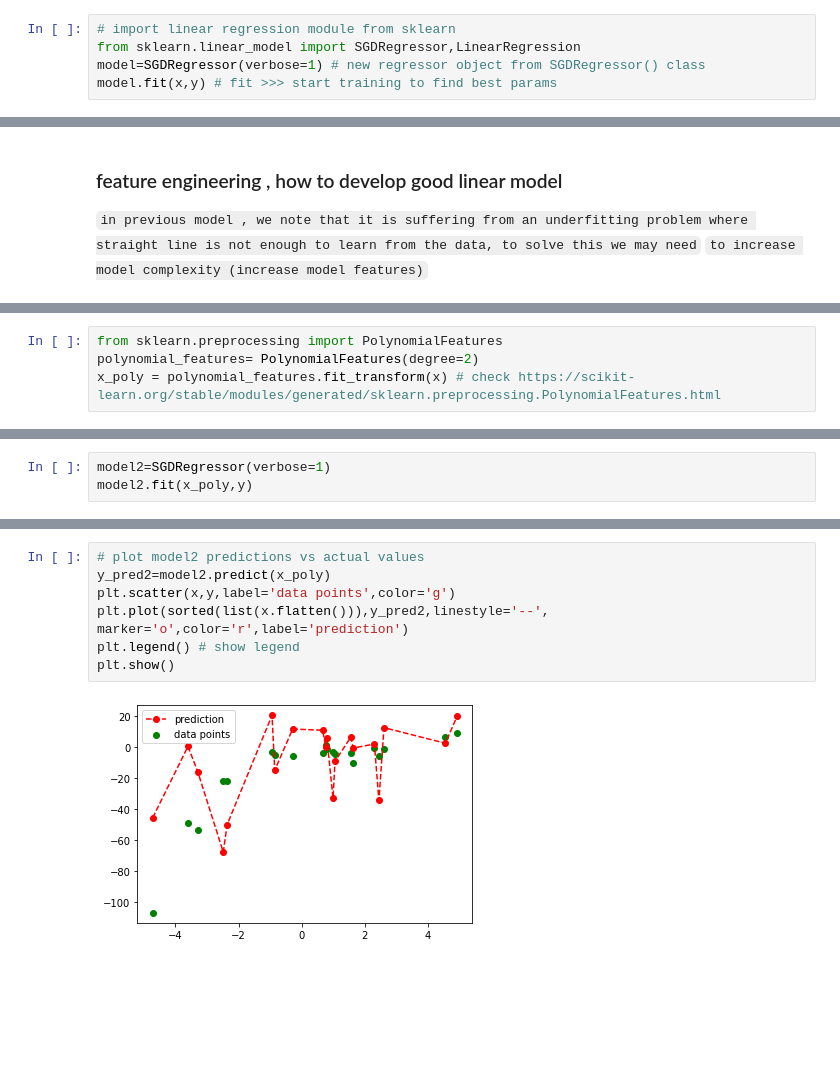
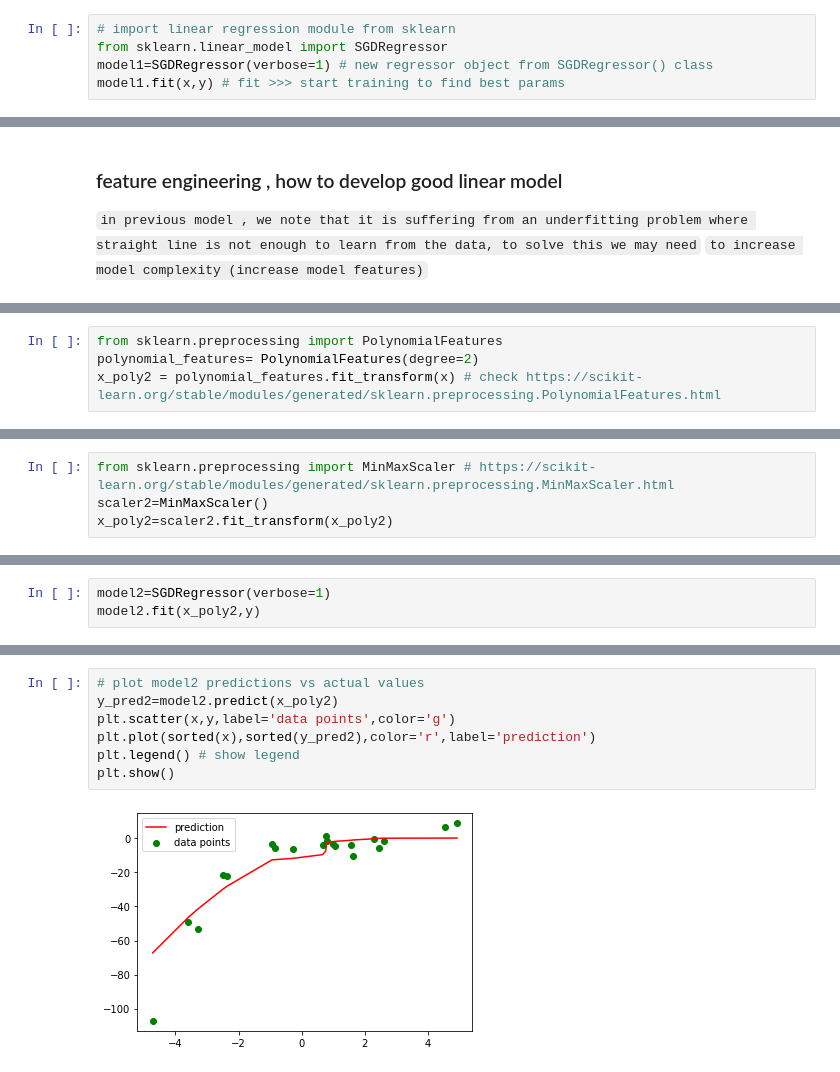
Before and after one commit to Mohamed209/machine-learning-course, a Jupyter notebook: Chapter_4_supervised_learning/1_linear-regression/1_linear_regression_algorithm/linear_regression_from_scratch.ipynb, the cells around one changed output, grey strips where cells are left out. Drawn from its saved outputs; the diff is of its cells as text; blank space fills up the shorter version.

```diff
--- a/Chapter_4_supervised_learning/1_linear-regression/1_linear_regression_algorithm/linear_regression_from_scratch.ipynb
+++ b/Chapter_4_supervised_learning/1_linear-regression/1_linear_regression_algorithm/linear_regression_from_scratch.ipynb
@@ -71,9 +70,9 @@ y=y.reshape(-1,1)
 [figure]
 # %%
 # import linear regression module from sklearn
-from sklearn.linear_model import SGDRegressor,LinearRegression
-model=SGDRegressor(verbose=1) # new regressor object from SGDRegressor() class
-model.fit(x,y) # fit >>> start training to find best params
+from sklearn.linear_model import SGDRegressor
+model1=SGDRegressor(verbose=1) # new regressor object from SGDRegressor() class
+model1.fit(x,y) # fit >>> start training to find best params
 # %% [output]
 -- Epoch 1
 Norm: 4.25, NNZs: 1, Bias: -1.633786, T: 20, Avg. loss: 376.605362
@@ -131,6 +130,6 @@ MSE error for this model 253.18201431128168
 # %%
 from sklearn.preprocessing import PolynomialFeatures
 polynomial_features= PolynomialFeatures(degree=2)
-x_poly = polynomial_features.fit_transform(x) # check https://scikit-learn.org/stable/modules/generated/sklearn.preprocessing.PolynomialFeatures.html
+x_poly2 = polynomial_features.fit_transform(x) # check https://scikit-learn.org/stable/modules/generated/sklearn.preprocessing.PolynomialFeatures.html
 # %%
 # check new features
@@ -158,0 +173,4 @@ array([[ 1.        , -3.29215704, 10.83829796],
+# %%
+from sklearn.preprocessing import MinMaxScaler # https://scikit-learn.org/stable/modules/generated/sklearn.preprocessing.MinMaxScaler.html
+scaler2=MinMaxScaler()
+x_poly2=scaler2.fit_transform(x_poly2)
@@ -159,5 +200,5 @@ array([[ 1.        , -3.29215704, 10.83829796],
 # %%
 model2=SGDRegressor(verbose=1)
-model2.fit(x_poly,y)
+model2.fit(x_poly2,y)
 # %% [output]
 -- Epoch 1
@@ -193,12 +234,12 @@ theta_1 [-3.33190525  9.32448099 -0.77675163]
 # %%
 # plot model2 predictions vs actual values
-y_pred2=model2.predict(x_poly)
+y_pred2=model2.predict(x_poly2)
 plt.scatter(x,y,label='data points',color='g')
-plt.plot(sorted(list(x.flatten())),y_pred2,linestyle='--', marker='o',color='r',label='prediction')
+plt.plot(sorted(x),sorted(y_pred2),color='r',label='prediction')
 plt.legend() # show legend
 plt.show()
 # %% [output]
-[figure, old version]
+[figure, new version]
 # %%
 error=mean_squared_error(y_true=y,y_pred=y_pred2)
 print("MSE error for model with degree2",error)
```
Also changed, not shown: parts of 11 cells of this notebook.
